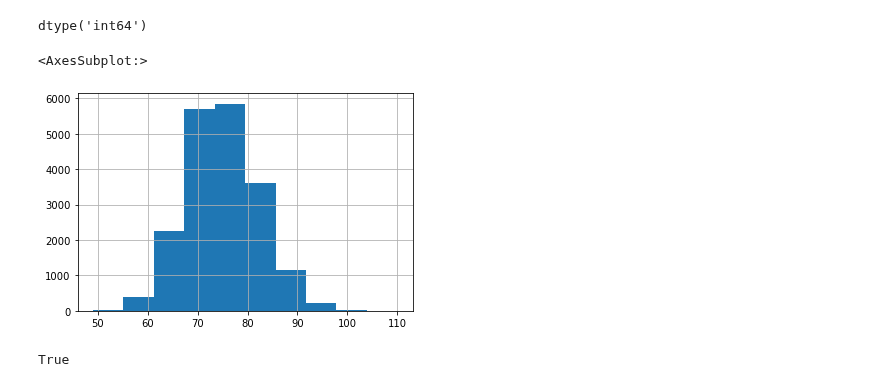
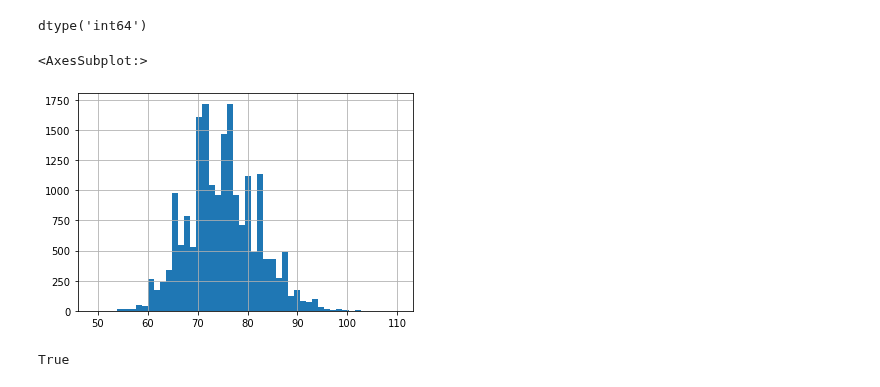
Before and after one commit to ironhack-bcn-data-pt/PR06-Machine-Learning-Group-Project, a Jupyter notebook: Project_06.ipynb, the cells around one changed output. Saved outputs shown, nothing was run; the diff lists cells and outputs as text; code cells hidden in the pictures.

```diff
--- a/Project_06.ipynb
+++ b/Project_06.ipynb
@@ -554,3 +554,5 @@ sns.histplot(data=male_df,x='value_eur',bins=50)
 # %% [output]
 <AxesSubplot:xlabel='value_eur', ylabel='Count'>
 [figure]
+# %%
+male_df['log_value_eur'] = np.log(male_df['value_eur'])
@@ -646,3 +653,5 @@ sns.histplot(data=male_df,x='wage_eur',bins=50)
 # %% [output]
 <AxesSubplot:xlabel='wage_eur', ylabel='Count'>
 [figure]
+# %%
+male_df['log_wage_eur'] = np.log(male_df.wage_eur)
@@ -756,10 +779,10 @@ male_df.weight_kg.dtype
 # %% [output]
 dtype('int64')
 # %%
-male_df.weight_kg.hist()
+male_df.weight_kg.hist(bins=50)
 # %% [output]
 <AxesSubplot:>
-[figure, old version]
+[figure, new version]
 # %%
 z,p = kstest(male_df.weight_kg, cdf='norm' ,alternative='two-sided')
 print(p < 0.05)
```
Also changed, not shown: parts of 42 cells of this notebook.
